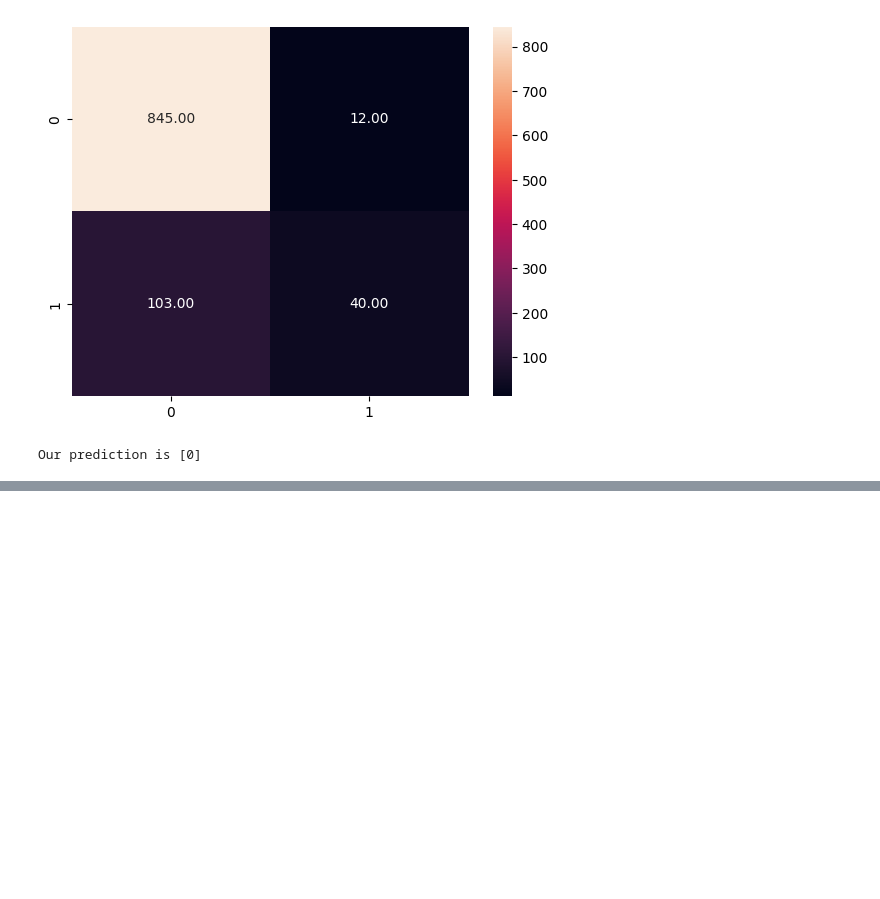
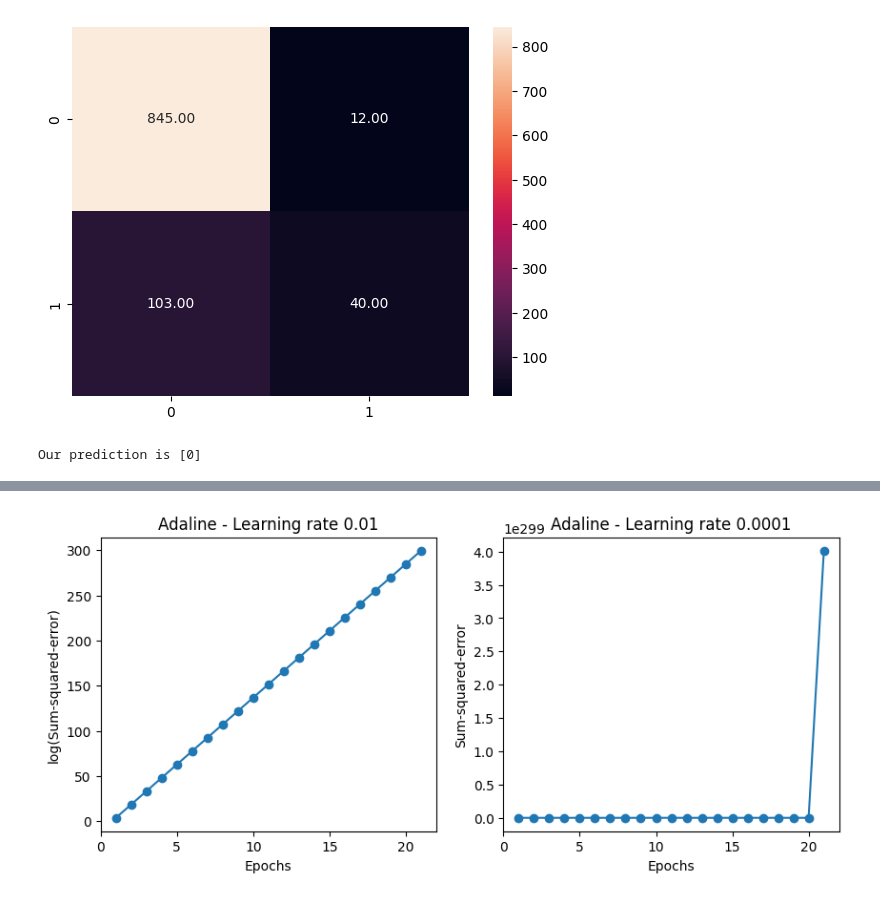
Before and after one commit to DhominickJ/cherilearn_v1, a Jupyter notebook: Billena and Deocampo - Midterms Exam.ipynb, the cells around one changed output, grey strips where cells are left out. Cells and saved outputs as stored; diff of their text form; code cells hidden in the pictures; blank space fills up the shorter version.

Commit message:
Finished the implementation of the Adaline Gradient Descent

```diff
--- a/Billena and Deocampo - Midterms Exam.ipynb
+++ b/Billena and Deocampo - Midterms Exam.ipynb
@@ -488,0 +535,95 @@ plt.show()
+# %%
+# Adaline Gradient Descent
+class AdalineGD(object):
+    """ADAptive LInear NEuron classifier.
+
+    Parameters
+    ------------
+    eta : float
+      Learning rate (between 0.0 and 1.0)
+    n_iter : int
+      Passes over the training dataset.
+    random_state : int
+      Random number generator seed for random weight
+      initialization.
+
+
+    Attributes
+    -----------
+    w_ : 1d-array
+      Weights after fitting.
+    cost_ : list
+      Sum-of-squares cost function value in each epoch.
+
+    """
+    def __init__(self, eta=0.01, n_iter=50, random_state=1):
+        self.eta = eta
+        self.n_iter = n_iter
+        self.random_state = random_state
+
+    def fit(self, X, y):
+        """ Fit training data.
+
+        Parameters
+        ----------
+        X : {array-like}, shape = [n_examples, n_features]
+          Training vectors, where n_examples is the number of examples and
+          n_features is the number of features.
+        y : array-like, shape = [n_examples]
+          Target values.
+
+        Returns
+        -------
+        self : object
+
+        """
+        rgen = np.random.RandomState(self.random_state)
+        self.w_ = rgen.normal(loc=0.0, scale=0.01, size=1 + X.shape[1])
+        self.cost_ = []
+
+        for i in range(self.n_iter):
+            net_input = self.net_input(X)
+            # Please note that the "activation" method has no effect
+            # in the code since it is simply an identity function. We
+            # could write `output = self.net_input(X)` directly instead.
+            # The purpose of the activation is more conceptual, i.e.,
+            # in the case of logistic regression (as we will see later),
+            # we could change it to
+            # a sigmoid function to implement a logistic regression classifier.
+            output = self.activation(net_input)
+            errors = (y - output)
+            self.w_[1:] += self.eta * X.T.dot(errors)
+            self.w_[0] += self.eta * errors.sum()
+            cost = (errors**2).sum() / 2.0
+            self.cost_.append(cost)
+        return self
+
+    def net_input(self, X):
+        """Calculate net input"""
+        return np.dot(X, self.w_[1:]) + self.w_[0]
+
+    def activation(self, X):
+        """Compute linear activation"""
+        return X
+
+    def predict(self, X):
+        """Return class label after unit step"""
+        return np.where(self.activation(self.net_input(X)) >= 0.0, 1, -1)
+fig, ax = plt.subplots(nrows=1, ncols=2, figsize=(10, 4))
+
+ada1 = AdalineGD(eta, n_iter).fit(X, y)
+ax[0].plot(range(1, len(ada1.cost_) + 1), np.log10(ada1.cost_), marker='o')
+ax[0].set_xlabel('Epochs')
+ax[0].set_ylabel('log(Sum-squared-error)')
+ax[0].set_title('Adaline - Learning rate 0.01')
+
+ada2 = AdalineGD(eta, n_iter).fit(X, y)
+ax[1].plot(range(1, len(ada2.cost_) + 1), ada2.cost_, marker='o')
+ax[1].set_xlabel('Epochs')
+ax[1].set_ylabel('Sum-squared-error')
+ax[1].set_title('Adaline - Learning rate 0.0001')
+
+# plt.savefig('images/02_11.png', dpi=300)
+plt.show()
+# %% [output]
+[figure, added]
```
Also changed, not shown: parts of 19 cells of this notebook.
